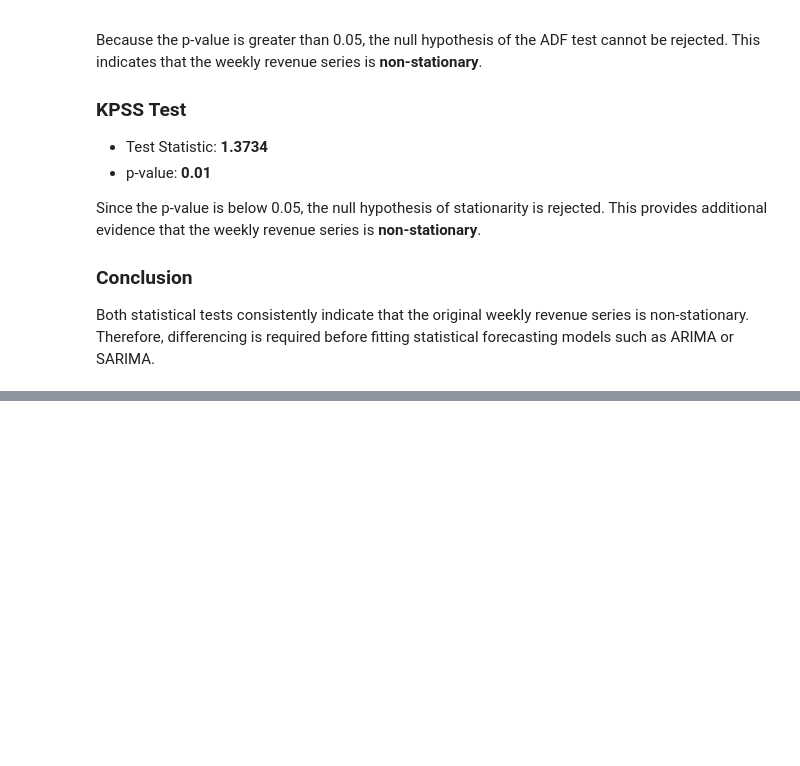
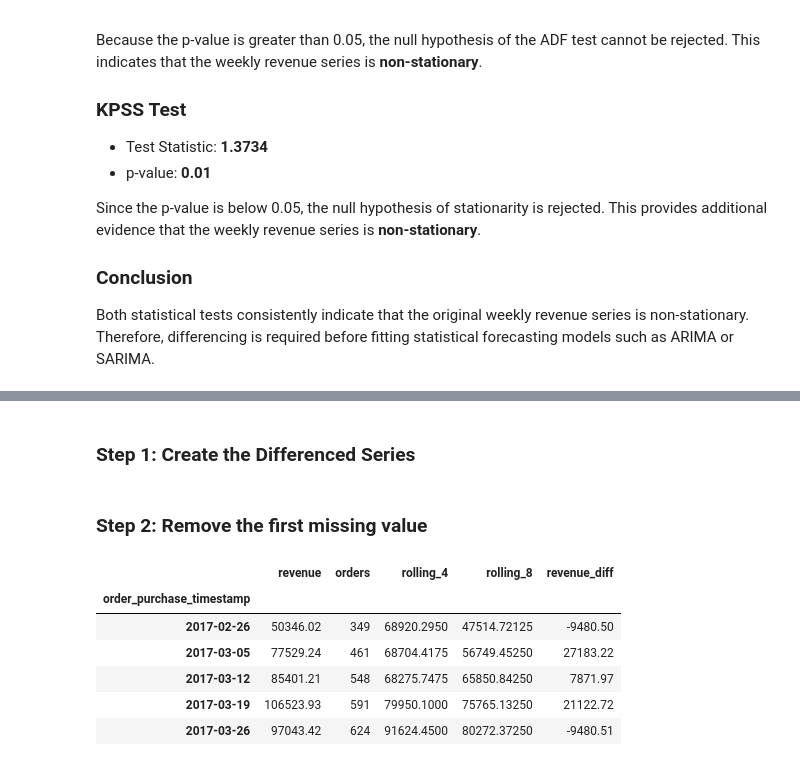
Before and after one commit to anees555/Customer-Intelligent-Platform, a Jupyter notebook: notebooks/Sales_Forcasting/02_exploratory_time_series_analyis.ipynb, the cells around one changed output, grey strips where cells are left out. Cells and saved outputs as stored; diff of their text form; code cells hidden in the pictures; blank space fills up the shorter version.

```diff
--- a/notebooks/Sales_Forcasting/02_exploratory_time_series_analyis.ipynb
+++ b/notebooks/Sales_Forcasting/02_exploratory_time_series_analyis.ipynb
@@ -470,0 +475,2 @@ Both statistical tests consistently indicate that the original weekly revenue se
+# %% [markdown]
+### Step 1: Create the Differenced Series
@@ -470,0 +479,2 @@ Both statistical tests consistently indicate that the original weekly revenue se
+# %% [markdown]
+### Step 2: Remove the first missing value
@@ -470,0 +485,10 @@ Both statistical tests consistently indicate that the original weekly revenue se
+# %%
+weekly_sales_diff.head()
+# %% [output]
+|  | revenue | orders | rolling_4 | rolling_8 | revenue_diff |
+| order_purchase_timestamp |  |  |  |  |  |
+| 2017-02-26 | 50346.02 | 349 | 68920.2950 | 47514.72125 | -9480.50 |
+| 2017-03-05 | 77529.24 | 461 | 68704.4175 | 56749.45250 | 27183.22 |
+| 2017-03-12 | 85401.21 | 548 | 68275.7475 | 65850.84250 | 7871.97 |
+| 2017-03-19 | 106523.93 | 591 | 79950.1000 | 75765.13250 | 21122.72 |
+| 2017-03-26 | 97043.42 | 624 | 91624.4500 | 80272.37250 | -9480.51 |
```
Also changed, not shown: parts of 22 cells of this notebook, 1 other file.
